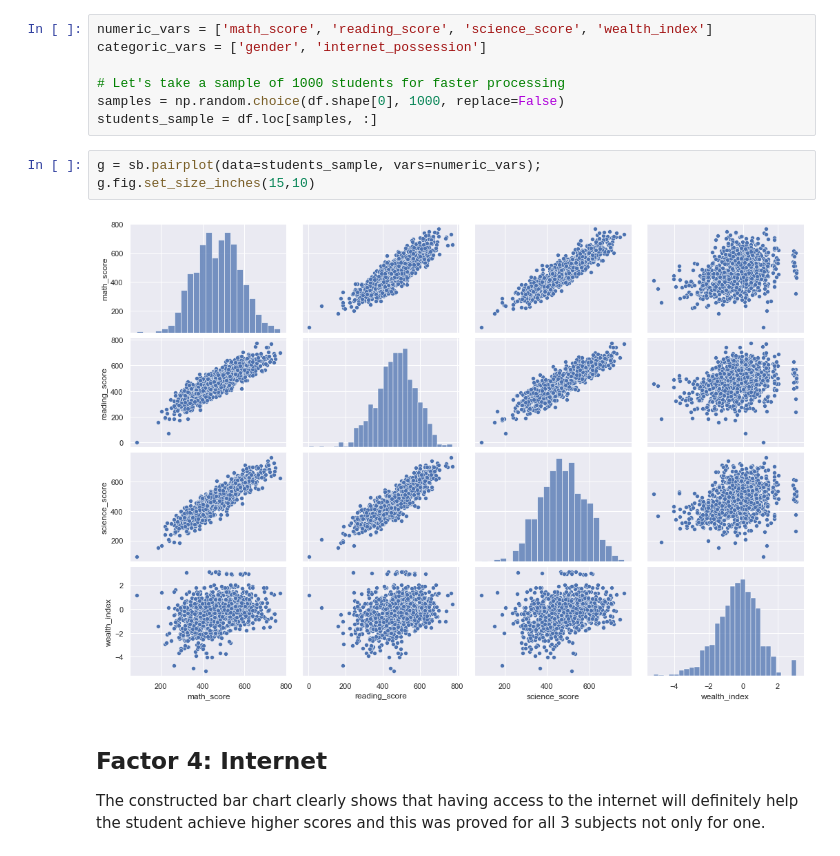
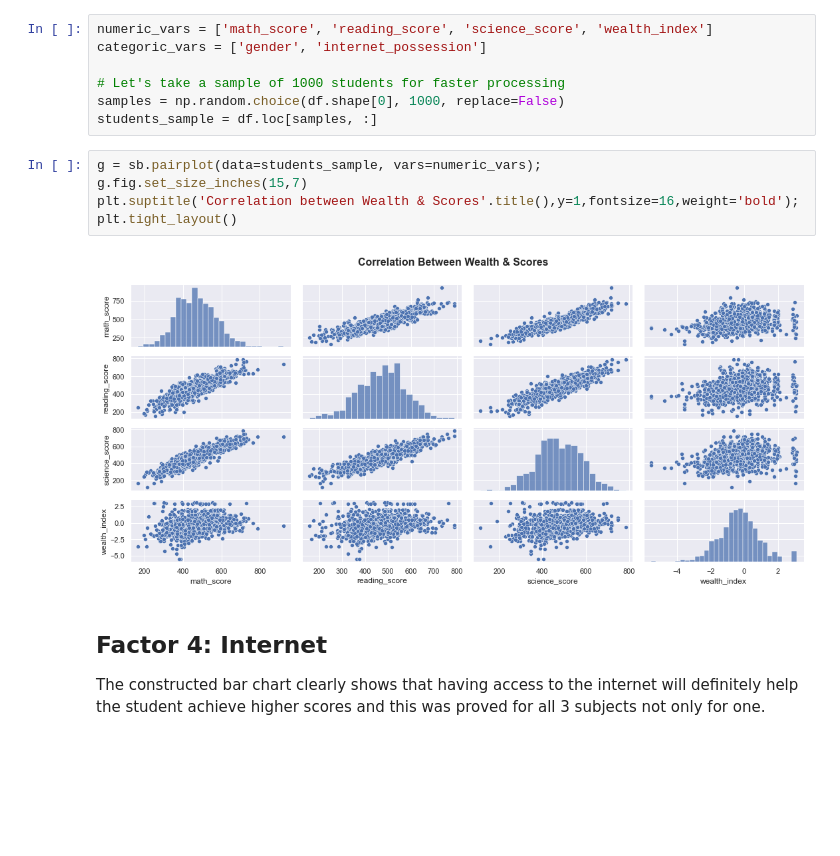
Before and after one commit to AmiraNoaman/Pisa2012DataAnalysis, a Jupyter notebook: slide_deck_template.ipynb, the cells around one changed output. Cells and saved outputs as stored; diff of their text form; blank space fills up the shorter version.

```diff
--- a/slide_deck_template.ipynb
+++ b/slide_deck_template.ipynb
@@ -103,9 +103,11 @@ samples = np.random.choice(df.shape[0], 1000, replace=False)
 students_sample = df.loc[samples, :]
 # %%
 g = sb.pairplot(data=students_sample, vars=numeric_vars);
-g.fig.set_size_inches(15,10)
+g.fig.set_size_inches(15,7)
+plt.suptitle('Correlation between Wealth & Scores'.title(),y=1,fontsize=16,weight='bold');
+plt.tight_layout()
 # %% [output]
-[figure, old version]
+[figure, new version]
 # %% [markdown]
 ## Factor 4: Internet
 
```
Also changed, not shown: parts of 5 cells of this notebook.
